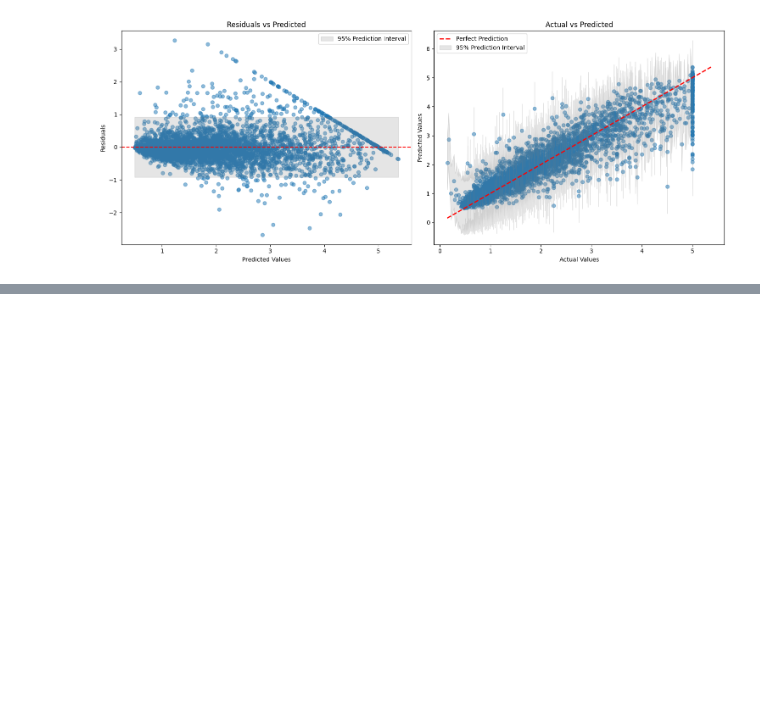
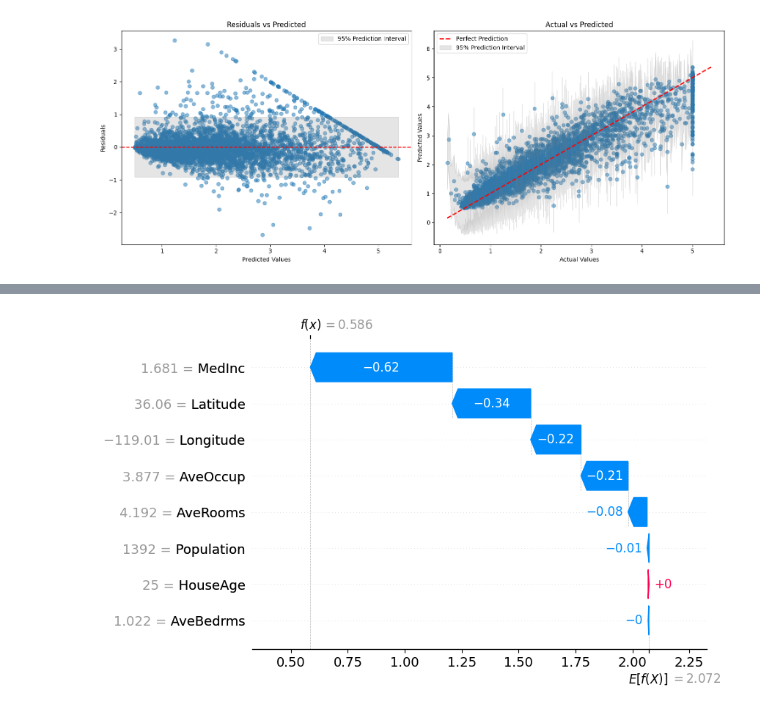
Before and after one commit to MenaWANG/mlarena, a Jupyter notebook: examples/basic_usage.ipynb, the cells around one changed output, grey strips where cells are left out. Saved outputs shown, nothing was run; the diff lists cells and outputs as text; code cells hidden in the pictures; blank space fills up the shorter version.

```diff
--- a/examples/basic_usage.ipynb
+++ b/examples/basic_usage.ipynb
@@ -187,0 +228,4 @@ mlpipeline_lgb.explain_model(X_test)
+# %%
+unwrapped_model.explain_case(1)
+# %% [output]
+[figure, added]
```
Also changed, not shown: parts of 19 cells of this notebook, 5 other files.
